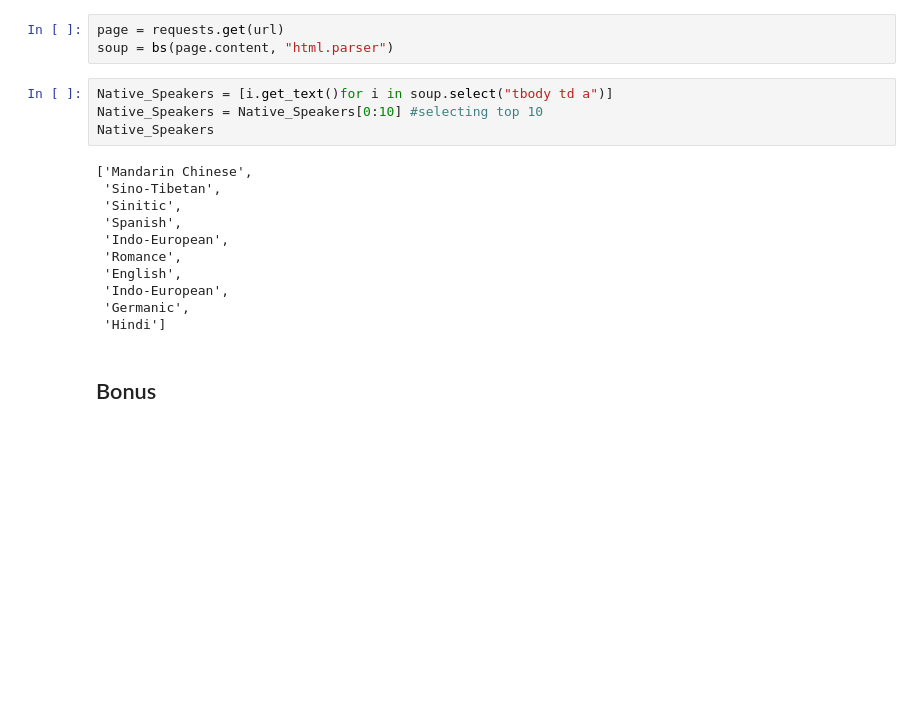
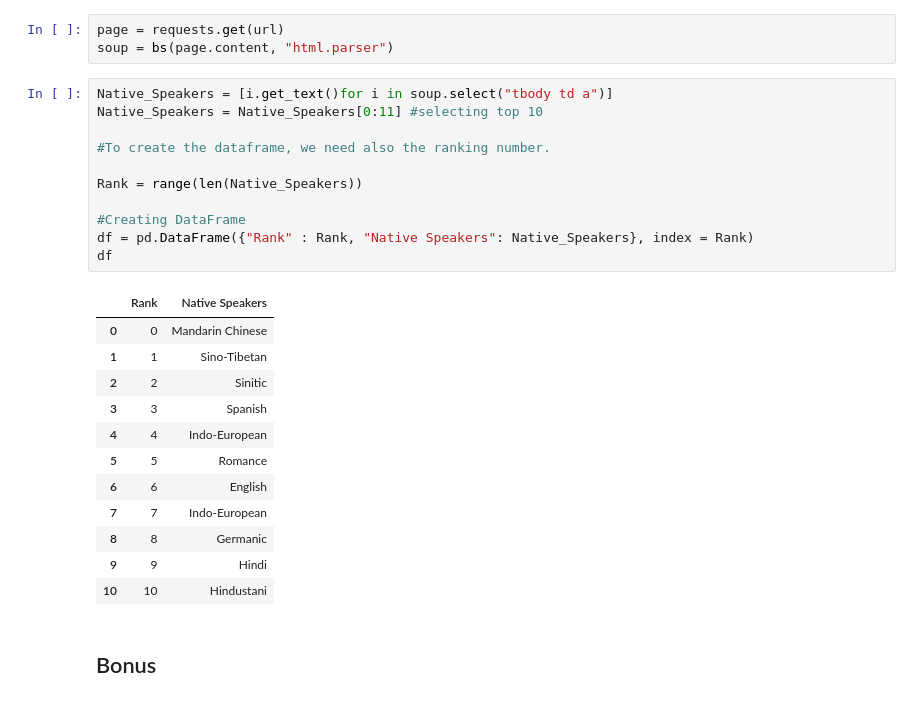
Before and after one commit to ta-data-bcn/lab-web-scraping, a Jupyter notebook: your-code/main.ipynb, the cells around one changed output. Saved outputs shown, nothing was run; the diff lists cells and outputs as text; blank space fills up the shorter version.

Commit message:
Created Dataframe in last exercise

```diff
--- a/your-code/main.ipynb
+++ b/your-code/main.ipynb
@@ -430,19 +430,28 @@ page = requests.get(url)
 soup = bs(page.content, "html.parser")
 # %%
 Native_Speakers = [i.get_text()for i in soup.select("tbody td a")]
-Native_Speakers = Native_Speakers[0:10] #selecting top 10
-Native_Speakers
+Native_Speakers = Native_Speakers[0:11] #selecting top 10
+
+#To create the dataframe, we need also the ranking number.
+
+Rank = range(len(Native_Speakers))
+
+#Creating DataFrame
+df = pd.DataFrame({"Rank" : Rank, "Native Speakers": Native_Speakers}, index = Rank)
+df
 # %% [output]
-['Mandarin Chinese',
- 'Sino-Tibetan',
- 'Sinitic',
- 'Spanish',
- 'Indo-European',
- 'Romance',
- 'English',
- 'Indo-European',
- 'Germanic',
- 'Hindi']
+|  | Rank | Native Speakers |
+| 0 | 0 | Mandarin Chinese |
+| 1 | 1 | Sino-Tibetan |
+| 2 | 2 | Sinitic |
+| 3 | 3 | Spanish |
+| 4 | 4 | Indo-European |
+| 5 | 5 | Romance |
+| 6 | 6 | English |
+| 7 | 7 | Indo-European |
+| 8 | 8 | Germanic |
+| 9 | 9 | Hindi |
+| 10 | 10 | Hindustani |
 # %% [markdown]
 ## Bonus
 # %% [markdown]
```
